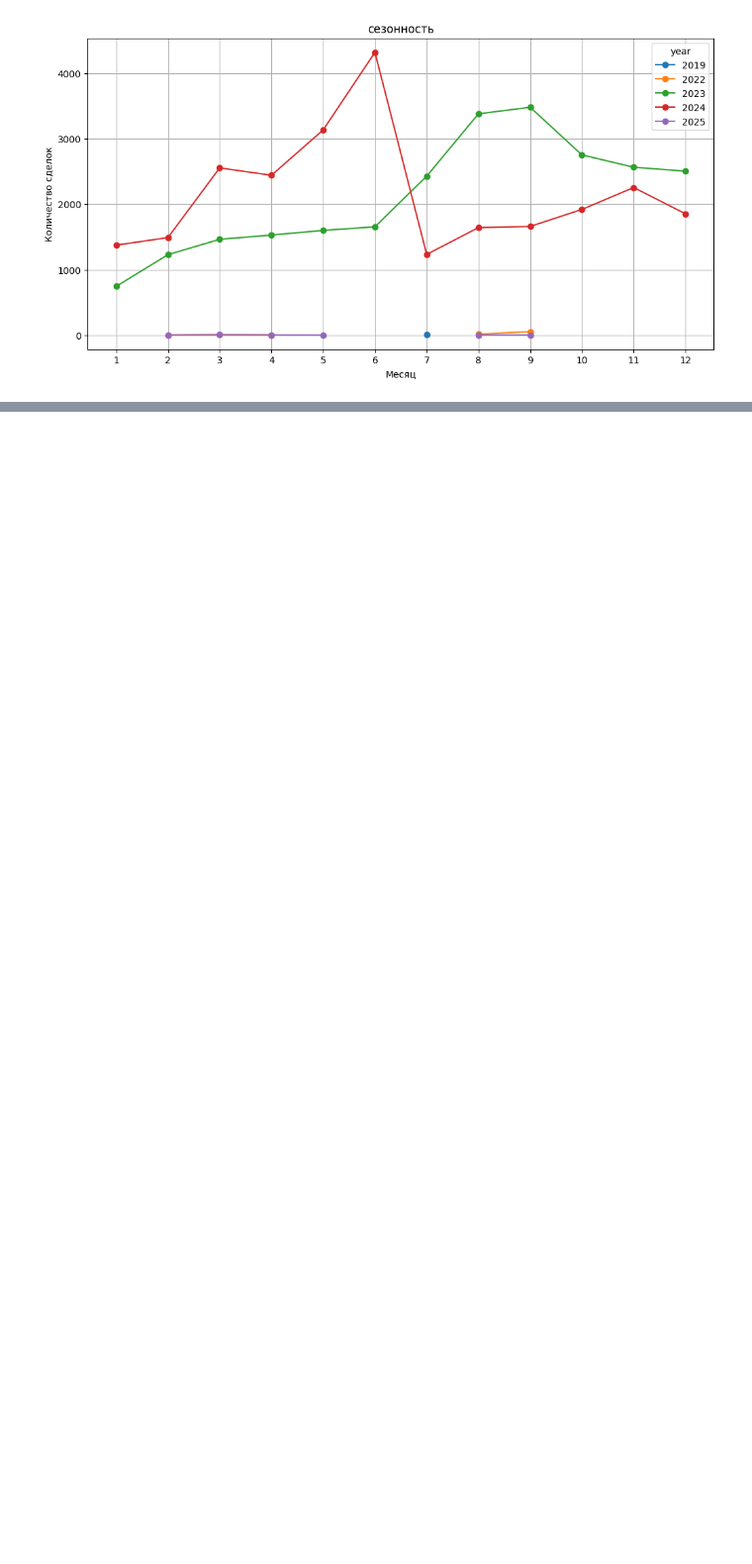
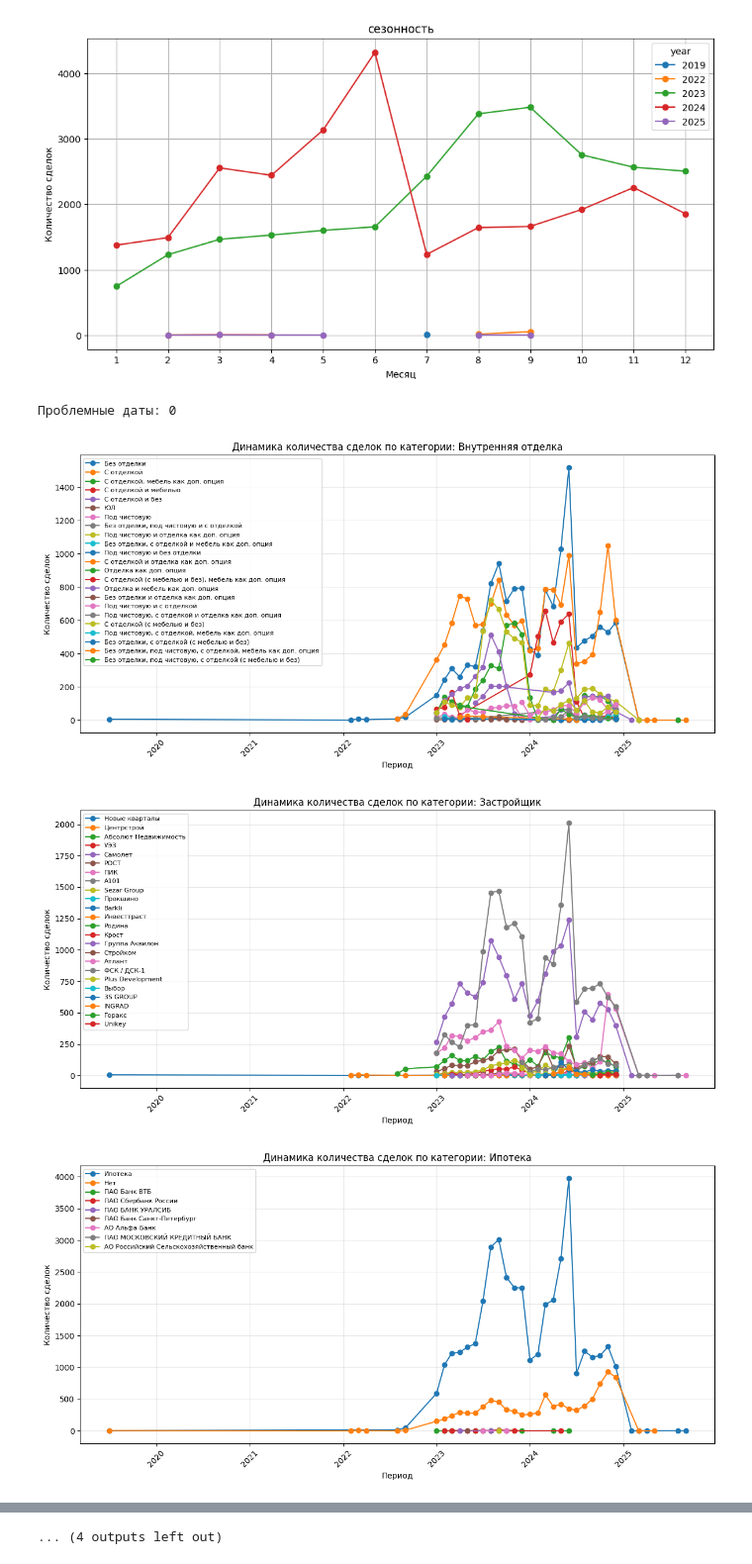
Before and after one commit to leofaraf/vibrosi, a Jupyter notebook: eda.ipynb, the cells around one changed output, grey strips where cells are left out. Shown at 99% size. Saved outputs shown, nothing was run; the diff lists cells and outputs as text; code cells hidden in the pictures; blank space fills up the shorter version.

```diff
--- a/eda.ipynb
+++ b/eda.ipynb
@@ -33,3 +32,76 @@ plt.grid(True)
 plt.show()
 # %% [output]
 [figure]
+# %%
+import pandas as pd
+import matplotlib.pyplot as plt
+
+# Создадим временной индекс
+df = offers_df
+
+# --- 1. Приводим даты к единому формату ---
+df['Дата договора (месяц.год)'] = pd.to_datetime(
+    df['Дата договора (месяц.год)'],
+    format='mixed',
+    errors='coerce'
+)
+
+# Проверим, нет ли NaT
+print("Проблемные даты:", df['Дата договора (месяц.год)'].isna().sum())
+
+# Вытащим год и месяц
+df['year'] = df['Дата договора (месяц.год)'].dt.year
+df['month'] = df['Дата договора (месяц.год)'].dt.month
+
+df['period'] = df['Дата договора (месяц.год)'].dt.to_period('M').dt.to_timestamp()
+
+# --- 2. Список категориальных переменных ---
+categorical_vars = [
+    'Внутренняя отделка',
+    'Застройщик',
+    'Ипотека',
+    'Класс',
+    'Количество комнат',
+    'Конструкция объекта',
+    'Название ЖК',
+    'Округ',
+    'Покупатель',
+    'Продавец',
+    'Район',
+    'Скидка',
+    'Текущая стадия строительства',
+    'Тип лота',
+    'Уступка'
+]
+
+# --- 3. Генератор помесячных графиков ---
+for var in categorical_vars:
+
+    # группируем по месяцу и категории
+    monthly = (
+        df.groupby(['period', var])
+        .size()
+        .reset_index(name='count')
+        .sort_values('period')
+    )
+
+    # рисуем график
+    plt.figure(figsize=(12, 6))
+
+    for category in monthly[var].unique():
+        subset = monthly[monthly[var] == category]
+        plt.plot(subset['period'], subset['count'], marker='o', label=str(category))
+
+    plt.title(f'Динамика количества сделок по категории: {var}')
+    plt.xlabel('Период')
+    plt.ylabel('Количество сделок')
+    plt.xticks(rotation=45)
+    plt.legend(loc='best', fontsize=8)
+    plt.grid(alpha=0.3)
+    plt.tight_layout()
+    plt.show()
+# %% [output]
+Проблемные даты: 0
+[figure, added]
+[figure, added]
+[figure, added]
@@ -35,0 +116 @@ plt.show()
+... (4 outputs left out)
```
Also changed, not shown: parts of 12 cells of this notebook.
